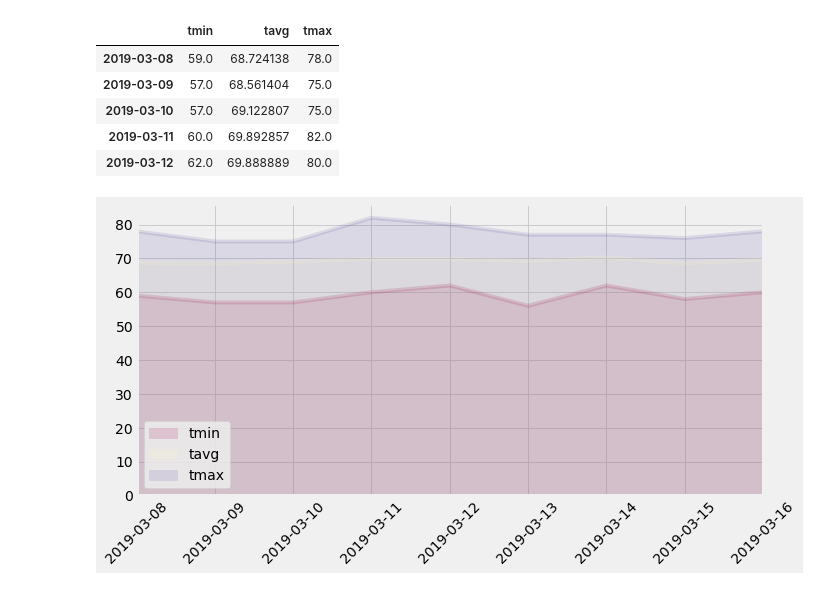
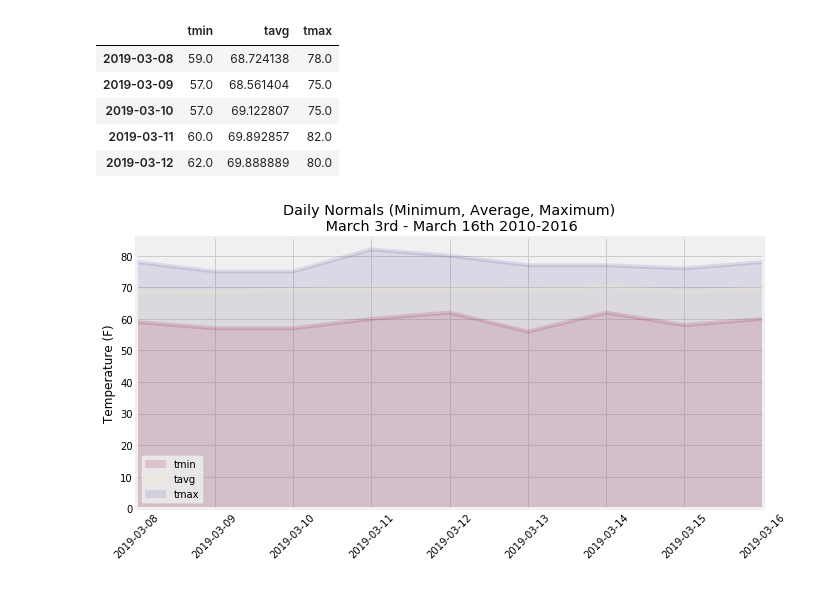
Before and after one commit to bethanylindberg/SMU_Data_Science, a Jupyter notebook: Week 10/climate_starter.ipynb, the cells around one changed output. Saved outputs shown, nothing was run; the diff lists cells and outputs as text; code cells hidden in the pictures.

```diff
--- a/Week 10/climate_starter.ipynb
+++ b/Week 10/climate_starter.ipynb
@@ -276,7 +279,9 @@ dfnorm.head()
 # %%
 # Plot the daily normals as an area plot with `stacked=False`
 cmap = cm.get_cmap('Spectral')
 dfnorm.plot(kind='area',stacked=False,rot=45,figsize=(10,5),alpha=.15,grid=True,colormap=cmap)
+plt.title("Daily Normals (Minimum, Average, Maximum)\n March 3rd - March 16th 2010-2016")
+plt.ylabel("Temperature (F)")
 plt.savefig(".\\Output\\temparea.png")
 # %% [output]
-[figure, old version]
+[figure, new version]
```
Also changed, not shown: parts of 3 cells of this notebook, 9 other files.
